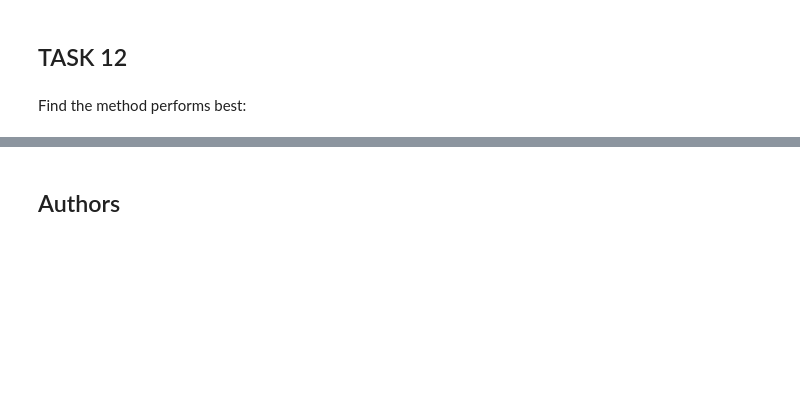
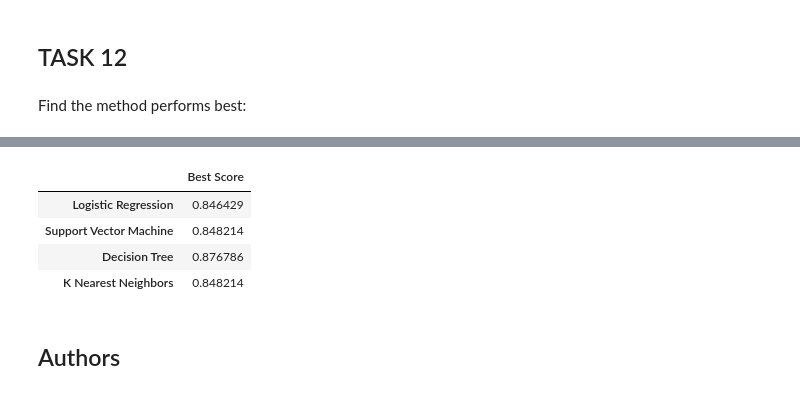
Before and after one commit to datacowgirlmb/Applied_Data_Science_Capstone, a Jupyter notebook: ML_Prediction.ipynb, the cells around one changed output, grey strips where cells are left out. Saved outputs shown, nothing was run; the diff lists cells and outputs as text; code cells hidden in the pictures; blank space fills up the shorter version.

```diff
--- a/ML_Prediction.ipynb
+++ b/ML_Prediction.ipynb
@@ -346,3 +358,14 @@ K Nearest Neigbors      0.833333
+# %%
+best_scores_df = pd.DataFrame([logreg_cv.best_score_, svm_cv.best_score_, tree_cv.best_score_, knn_cv.best_score_],
+                           index=['Logistic Regression', 'Support Vector Machine', 'Decision Tree', 'K Nearest Neighbors'],
+                           columns=['Best Score'])
+best_scores_df
+# %% [output]
+|  | Best Score |
+| Logistic Regression | 0.846429 |
+| Support Vector Machine | 0.848214 |
+| Decision Tree | 0.876786 |
+| K Nearest Neighbors | 0.848214 |
 # %% [markdown]
 ## Authors
 # %% [markdown]
```
Also changed, not shown: parts of 9 cells of this notebook.
